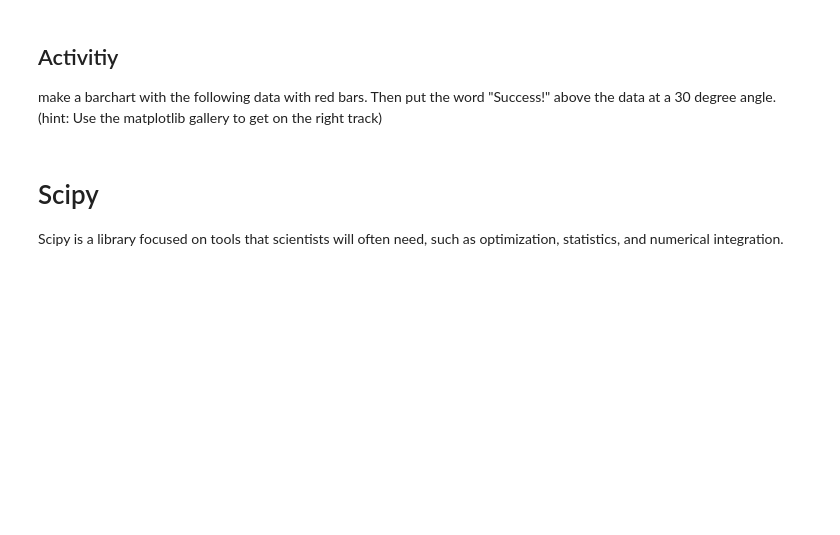
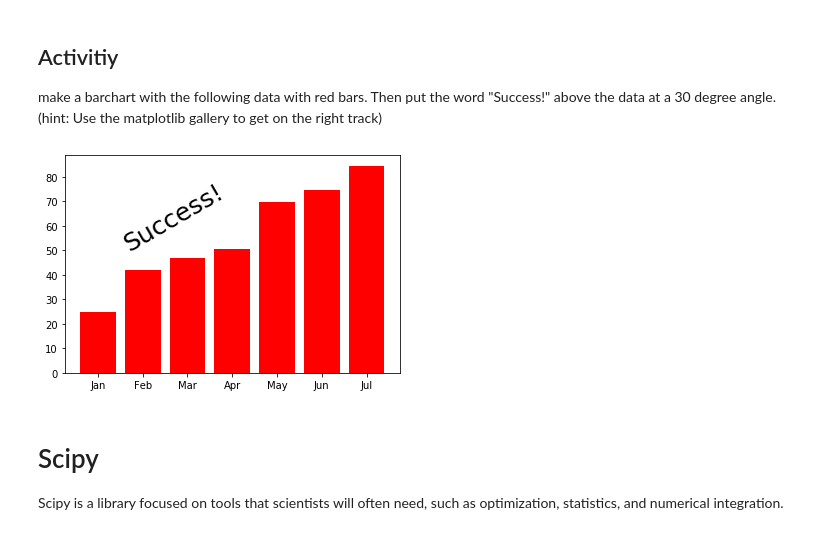
Before and after one commit to GT-IDEaS/Bootcamp2019, a Jupyter notebook: Day02/Afternoon_Session1.ipynb, the cells around one changed output. Cells and saved outputs as stored; diff of their text form; code cells hidden in the pictures; blank space fills up the shorter version.

```diff
--- a/Day02/Afternoon_Session1.ipynb
+++ b/Day02/Afternoon_Session1.ipynb
@@ -108,6 +247,12 @@ make a barchart with the following data with red bars. Then put the word "Succes
 # %%
 month = ['Jan','Feb','Mar','Apr','May','Jun','Jul']
 amount = np.linspace(30,80,7) + np.random.randn(7) * 3
+# %%
+bar(month, amount, color="red")
+text(0.5, 50, 'Success!', rotation=30, fontsize=25)
+plt.show()
+# %% [output]
+[figure, added]
 # %% [markdown]
 # Scipy
 
```
Also changed, not shown: parts of 19 cells of this notebook, 2 other files.
